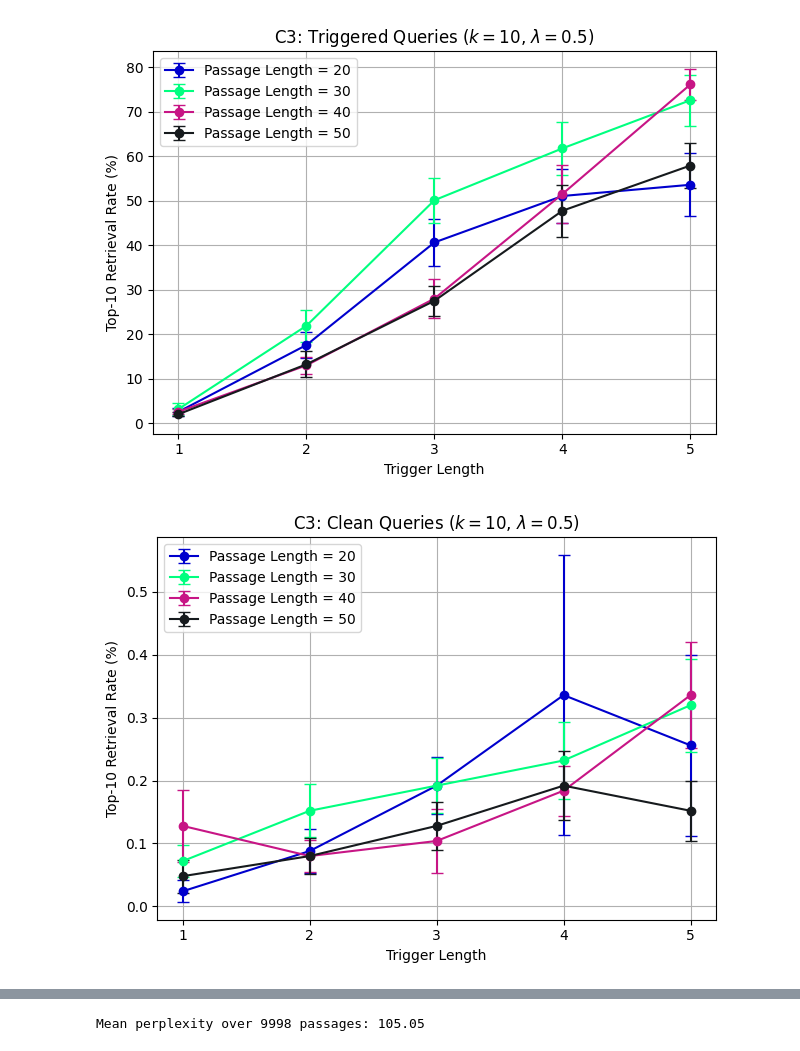
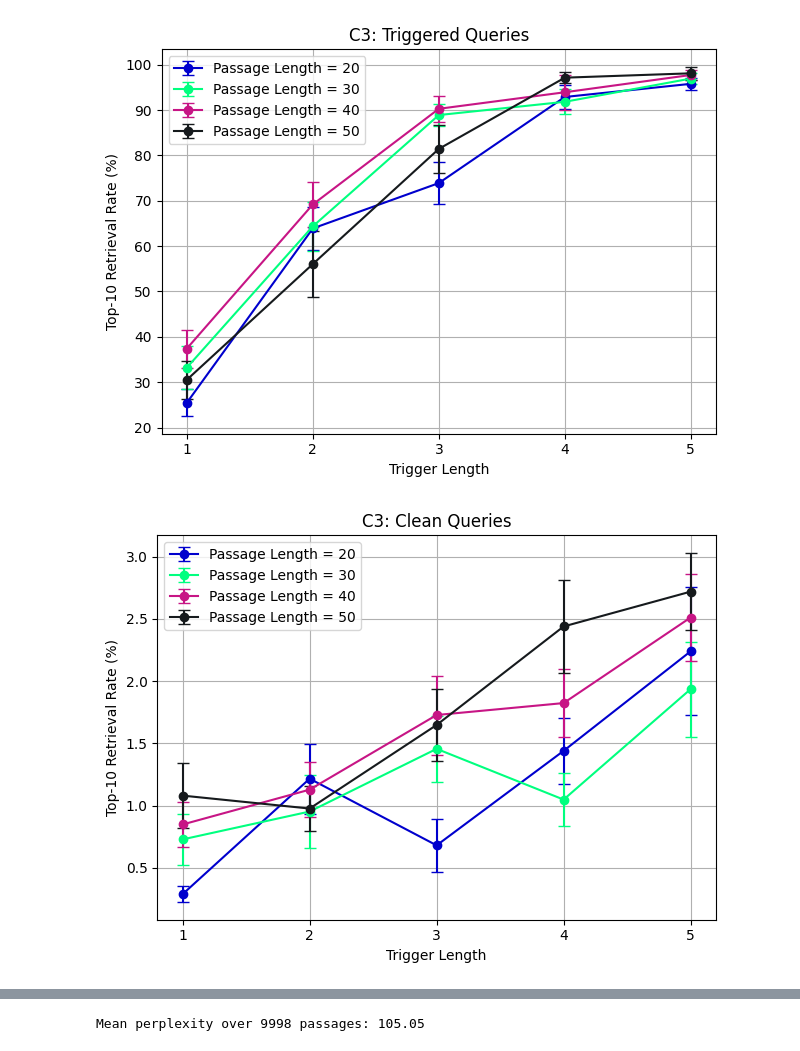
Before and after one commit to loggedin/llm-research, a Jupyter notebook: analysis/c3_analysis.ipynb, the cells around one changed output, grey strips where cells are left out. Saved outputs shown, nothing was run; the diff lists cells and outputs as text; code cells hidden in the pictures.

```diff
--- a/analysis/c3_analysis.ipynb
+++ b/analysis/c3_analysis.ipynb
@@ -4,7 +4,7 @@ import matplotlib.pyplot as plt
 import numpy as np
 
 # Load the results
-df = pd.read_csv("../results/c3_28_7_random_k10_lam05.tsv", sep="\t")
+df = pd.read_csv("../results/c3_14_8_random_k10_lam05.tsv", sep="\t")
 
 # SEM function
 def sem(x):
@@ -41,34 +41,34 @@ for i, pl in enumerate(sorted(grouped["passage_len"].unique())):
         color=colors[i % len(colors)]
     )
 plt.xlabel("Trigger Length")
 plt.ylabel("Top-10 Retrieval Rate (%)")
-plt.title(r"C3: Triggered Queries ($k = 10$, $\lambda = 0.5$)")
+plt.title("C3: Triggered Queries")
 plt.legend()
 plt.grid(True)
 plt.xticks([1, 2, 3, 4, 5])
 plt.tight_layout()
 plt.savefig("c3_k10_lam05_triggered_top10.png", dpi=300)
 plt.show()
 
 # Plot: Clean Top-10 retrieval rate vs trigger length for each passage length
 plt.figure()
 for i, pl in enumerate(sorted(grouped["passage_len"].unique())):
     sub = grouped[grouped["passage_len"] == pl]
     plt.errorbar(
         sub["trigger_len"], sub["clean_top10_mean"],
         yerr=sub["clean_top10_sem"],
         label=f"Passage Length = {pl}", fmt='-o', capsize=4,
         color=colors[i % len(colors)]
     )
 plt.xlabel("Trigger Length")
 plt.ylabel("Top-10 Retrieval Rate (%)")
-plt.title(r"C3: Clean Queries ($k = 10$, $\lambda = 0.5$)")
+plt.title("C3: Clean Queries")
 plt.legend()
 plt.grid(True)
 plt.xticks([1, 2, 3, 4, 5])
 plt.tight_layout()
 plt.savefig("c3_k10_lam05_clean_top10.png", dpi=300)
 plt.show()
 # %% [output]
-[figure, old version]
+[figure, new version]
-[figure, old version]
+[figure, new version]
```
Also changed, not shown: parts of 7 cells of this notebook.
